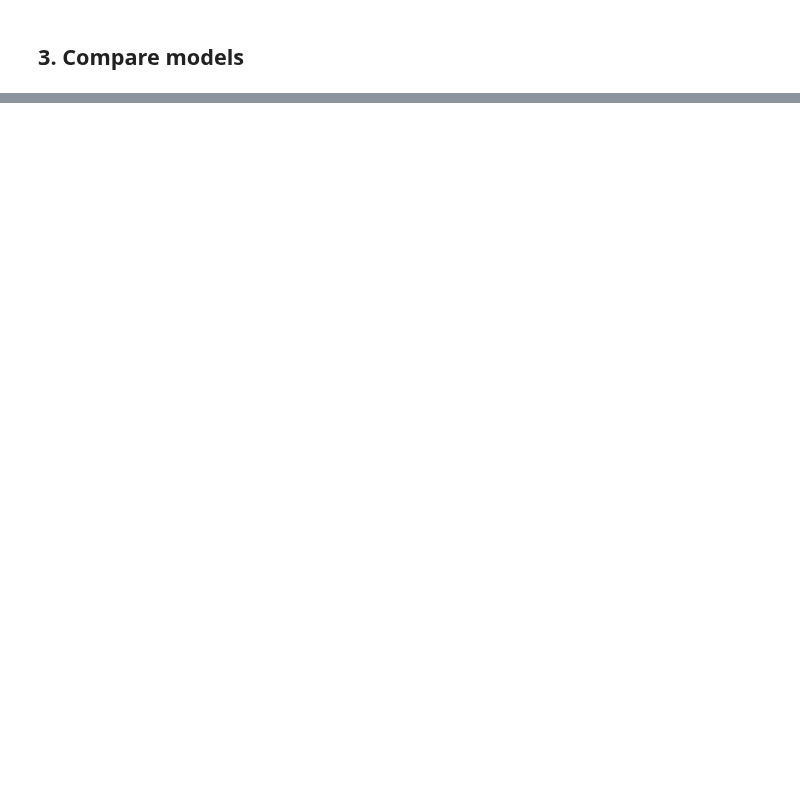
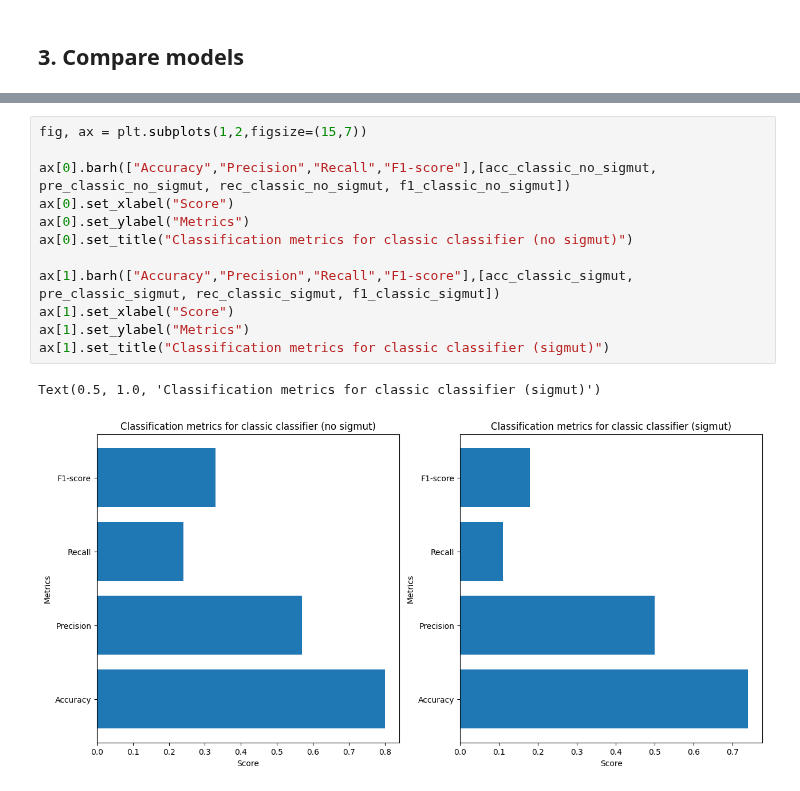
Before and after one commit to Arthur8754/mutational-signatures, a Jupyter notebook: predict-response.ipynb, the cells around one changed output, grey strips where cells are left out. Cells and saved outputs as stored; diff of their text form; blank space fills up the shorter version.

```diff
--- a/predict-response.ipynb
+++ b/predict-response.ipynb
@@ -219,0 +361,15 @@ auc_gcn_sigmut_hierarchical = ClassificationMetrics.compute_auc(y_sigmut, test_s
+# %%
+fig, ax = plt.subplots(1,2,figsize=(15,7))
+
+ax[0].barh(["Accuracy","Precision","Recall","F1-score"],[acc_classic_no_sigmut, pre_classic_no_sigmut, rec_classic_no_sigmut, f1_classic_no_sigmut])
+ax[0].set_xlabel("Score")
+ax[0].set_ylabel("Metrics")
+ax[0].set_title("Classification metrics for classic classifier (no sigmut)")
+
+ax[1].barh(["Accuracy","Precision","Recall","F1-score"],[acc_classic_sigmut, pre_classic_sigmut, rec_classic_sigmut, f1_classic_sigmut])
+ax[1].set_xlabel("Score")
+ax[1].set_ylabel("Metrics")
+ax[1].set_title("Classification metrics for classic classifier (sigmut)")
+# %% [output]
+Text(0.5, 1.0, 'Classification metrics for classic classifier (sigmut)')
+[figure, added]
```
Also changed, not shown: parts of 60 cells of this notebook, 1 other file.
